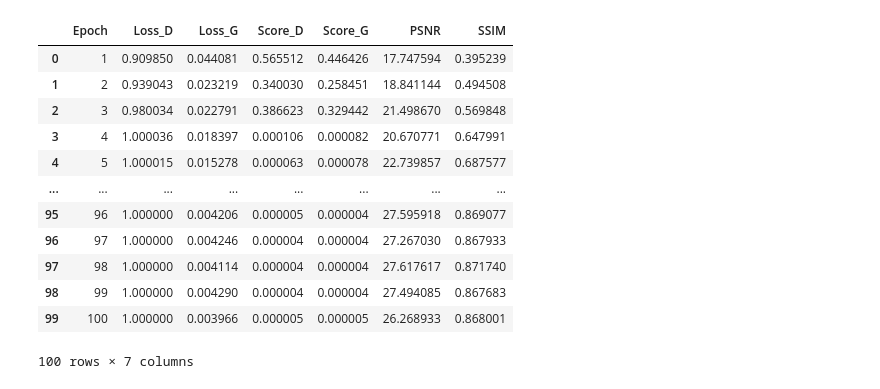
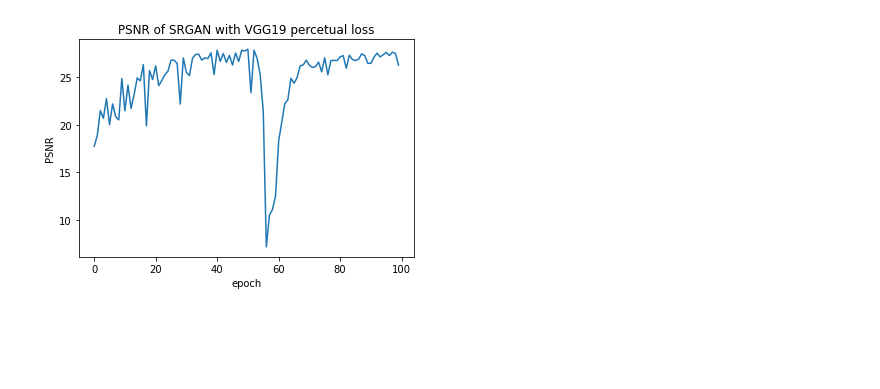
Before and after one commit to jiashenggu/SRGAN, a Jupyter notebook: metrics.ipynb, the cells around one changed output. Saved outputs shown, nothing was run; the diff lists cells and outputs as text; code cells hidden in the pictures; blank space fills up the shorter version.

```diff
--- a/metrics.ipynb
+++ b/metrics.ipynb
@@ -2,21 +2,13 @@
 import pandas as pd
 import matplotlib.pyplot as plt
 # %%
-results_vgg19 = pd.read_csv('/nas/home/gujiashe/exp/SRGAN/statistics/srf_2_vgg19_train_results.csv')
+results_vgg19 = pd.read_csv('/nas/home/gujiashe/exp/SRGAN/statistics/srf_2_VGG19_train_results.csv')
 results_MDFloss = pd.read_csv('/nas/home/gujiashe/exp/SRGAN/statistics/srf_2_MDFloss_train_results.csv')
-# %%
-results_vgg19
-# %% [output]
-|  | Epoch | Loss_D | Loss_G | Score_D | Score_G | PSNR | SSIM |
-| 0 | 1 | 0.909850 | 0.044081 | 0.565512 | 0.446426 | 17.747594 | 0.395239 |
-| 1 | 2 | 0.939043 | 0.023219 | 0.340030 | 0.258451 | 18.841144 | 0.494508 |
-| 2 | 3 | 0.980034 | 0.022791 | 0.386623 | 0.329442 | 21.498670 | 0.569848 |
-| 3 | 4 | 1.000036 | 0.018397 | 0.000106 | 0.000082 | 20.670771 | 0.647991 |
-| 4 | 5 | 1.000015 | 0.015278 | 0.000063 | 0.000078 | 22.739857 | 0.687577 |
-| ... | ... | ... | ... | ... | ... | ... | ... |
-| 95 | 96 | 1.000000 | 0.004206 | 0.000005 | 0.000004 | 27.595918 | 0.869077 |
-| 96 | 97 | 1.000000 | 0.004246 | 0.000004 | 0.000004 | 27.267030 | 0.867933 |
-| 97 | 98 | 1.000000 | 0.004114 | 0.000004 | 0.000004 | 27.617617 | 0.871740 |
-| 98 | 99 | 1.000000 | 0.004290 | 0.000004 | 0.000004 | 27.494085 | 0.867683 |
-| 99 | 100 | 1.000000 | 0.003966 | 0.000005 | 0.000005 | 26.268933 | 0.868001 |
-100 rows × 7 columns
+# %%
+plt.plot(results_vgg19['PSNR'])
+plt.title("PSNR of SRGAN with VGG19 percetual loss")
+plt.xlabel('epoch')
+plt.ylabel('PSNR')
+plt.savefig('/nas/home/gujiashe/exp/SRGAN/plot/PSNR_VGG19.png')
+# %% [output]
+[figure, added]
```
Also changed, not shown: parts of 3 cells of this notebook, 15 other files.
